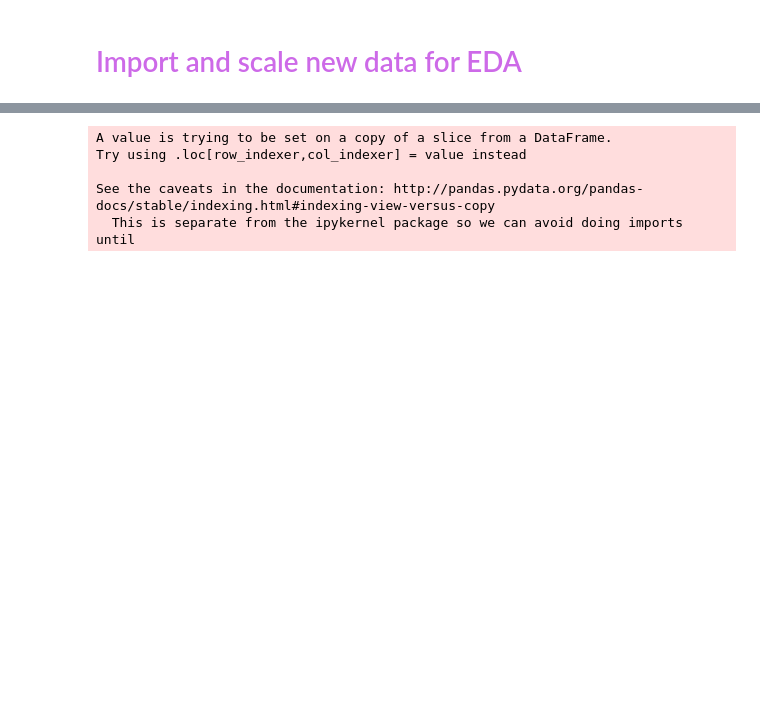
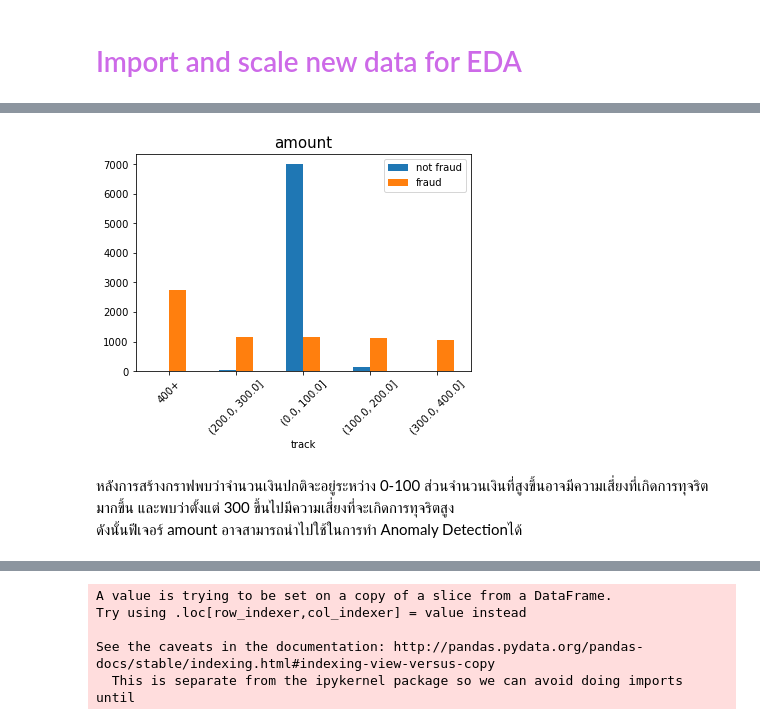
Before and after one commit to Pranitan-witt/DataMiningProject, a Jupyter notebook: AnomalyDetection_FinalProject.ipynb, the cells around one changed output, grey strips where cells are left out. Saved outputs shown, nothing was run; the diff lists cells and outputs as text; code cells hidden in the pictures; blank space fills up the shorter version.

```diff
--- a/AnomalyDetection_FinalProject.ipynb
+++ b/AnomalyDetection_FinalProject.ipynb
@@ -29,0 +260,4 @@ data_old.head(10)
+# %%
+#เพิ่มแท็กให้  amount_nf
+amount_nf['track'] = pd.cut( amount_nf['amount'], bins= list(range(0,500, 100))).astype(str)
+amount_nf.head()
@@ -29,0 +271,4 @@ data_old.head(10)
+# %%
+#รวมเป็น dataframe เดียวกัน
+amount_track = amount_f.append(amount_nf)
+amount_track
@@ -29,0 +297,3 @@ data_old.head(10)
+# %%
+#เปลี่ยน nan เป็น 400+
+amount_track.replace(to_replace = 'nan', value ='400+', inplace=True)
@@ -29,0 +307,5 @@ data_old.head(10)
+# %%
+#แปลงเป็น dataframe ที่เก็บจำนวนครั้งที่ทุจริตและไม่ทุจริต
+amount_track = genPd_FraudCount('track', df= amount_track)
+print(amount_track.shape)
+amount_track
@@ -29,0 +320,11 @@ data_old.head(10)
+# %%
+#นำข้อมูลที่สกัดได้มาสร้างกราฟ
+amount_track.set_index('track').head(10).plot( kind='bar')
+plt.xticks(rotation=45)
+plt.title("amount" ,fontsize=15)
+plt.show()
+# %% [output]
+[figure, added]
+# %% [markdown]
+หลังการสร้างกราฟพบว่าจำนวนเงินปกติจะอยู่ระหว่าง 0-100 ส่วนจำนวนเงินที่สูงขึ้นอาจมีความเสี่ยงที่เกิดการทุจริตมากขึ้น และพบว่าตั้งแต่ 300 ขึ้นไปมีความเสี่ยงที่จะเกิดการทุจริตสูง <br>
+ดังนั้นฟีเจอร์ amount อาจสามารถนำไปใช้ในการทำ Anomaly Detectionได้
```
Also changed, not shown: parts of 28 cells of this notebook.
